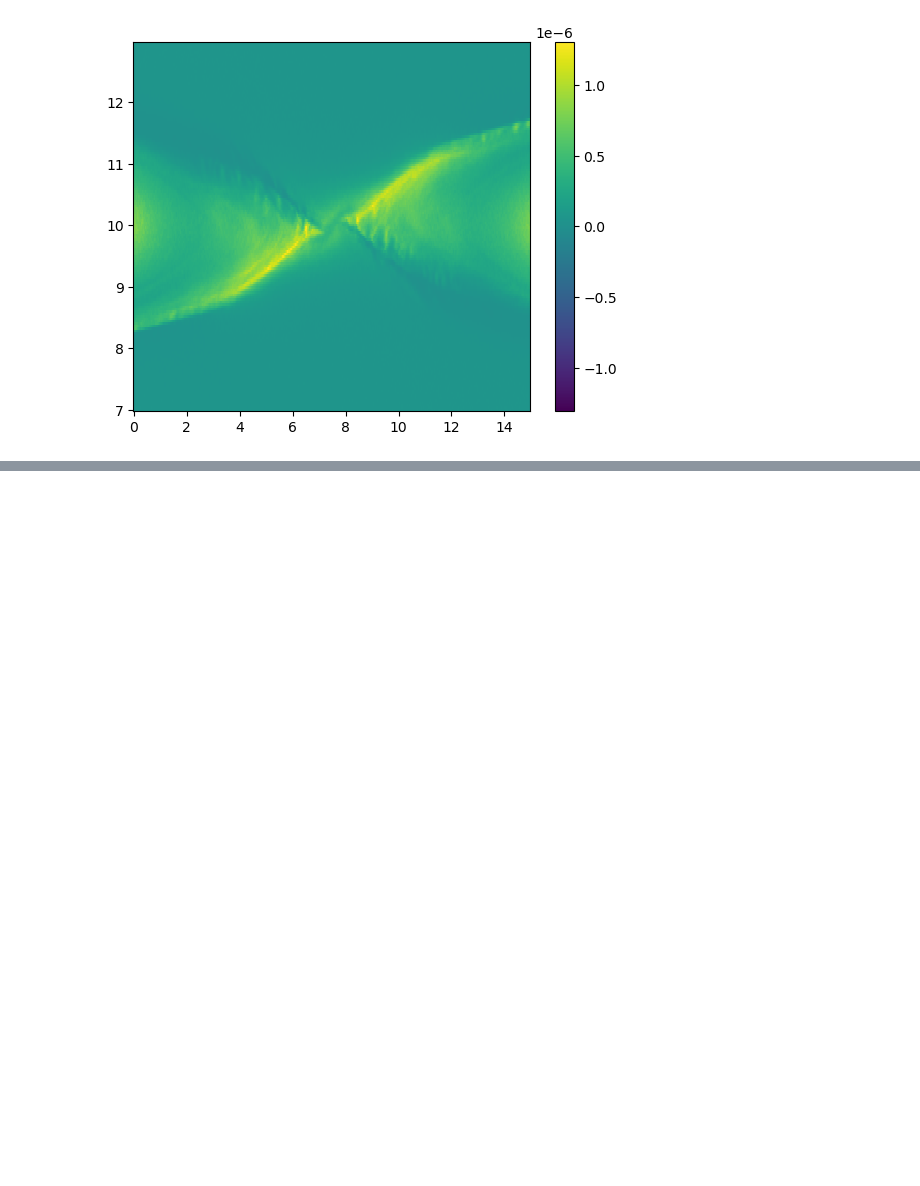
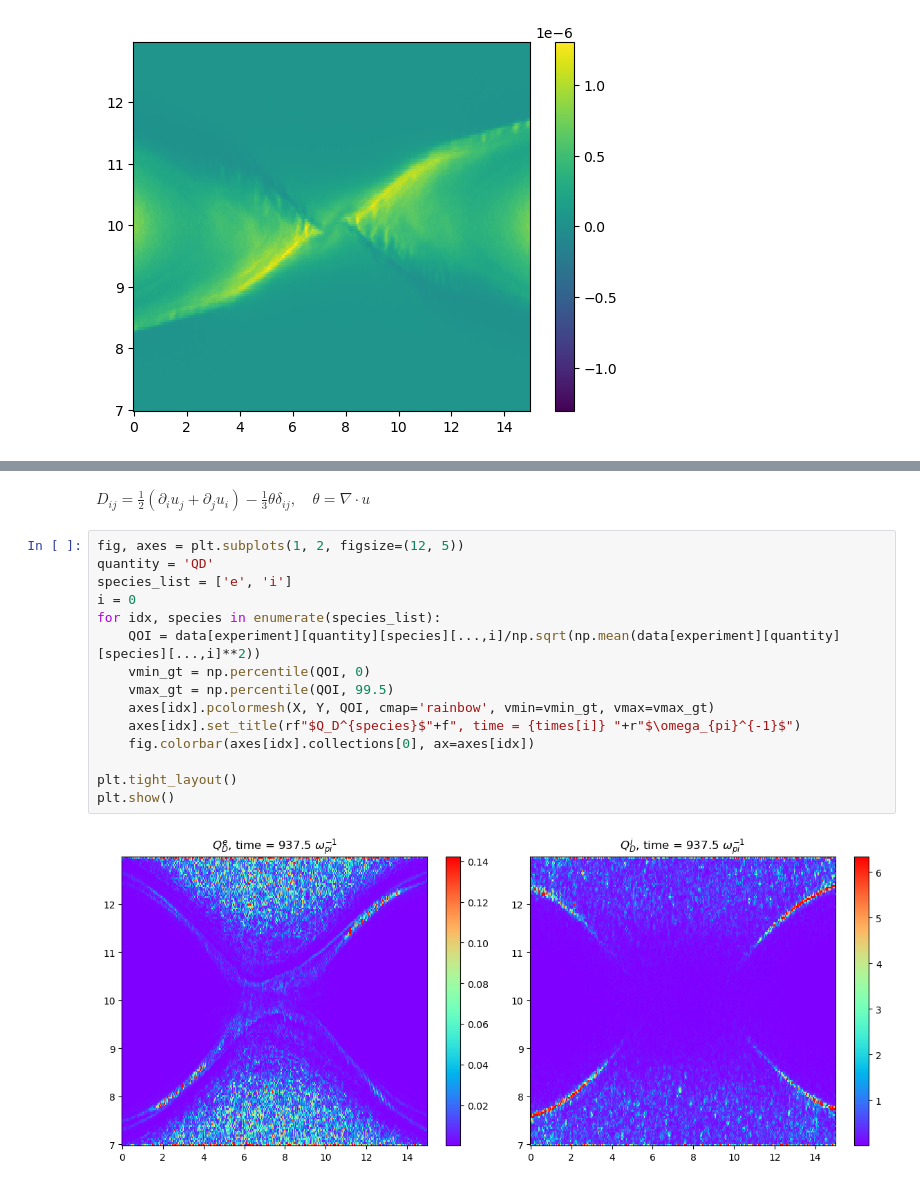
Before and after one commit to georgemilosh/closure, a Jupyter notebook: examples/using_read_PIC.ipynb, the cells around one changed output, grey strips where cells are left out. Saved outputs shown, nothing was run; the diff lists cells and outputs as text; blank space fills up the shorter version.

```diff
--- a/examples/using_read_PIC.ipynb
+++ b/examples/using_read_PIC.ipynb
@@ -130,0 +137,19 @@ plt.colorbar()
+# %% [markdown]
+$D_{ij} = \frac{1}{2}\left(\partial_i u_j+\partial_j u_i\right)-\frac{1}{3} \theta \delta_{i j},\quad \theta = \nabla \cdot u$
+# %%
+fig, axes = plt.subplots(1, 2, figsize=(12, 5))
+quantity = 'QD'
+species_list = ['e', 'i']
+i = 0
+for idx, species in enumerate(species_list):
+    QOI = data[experiment][quantity][species][...,i]/np.sqrt(np.mean(data[experiment][quantity][species][...,i]**2))
+    vmin_gt = np.percentile(QOI, 0)
+    vmax_gt = np.percentile(QOI, 99.5)
+    axes[idx].pcolormesh(X, Y, QOI, cmap='rainbow', vmin=vmin_gt, vmax=vmax_gt)
+    axes[idx].set_title(rf"$Q_D^{species}$"+f", time = {times[i]} "+r"$\omega_{pi}^{-1}$")
+    fig.colorbar(axes[idx].collections[0], ax=axes[idx])
+
+plt.tight_layout()
+plt.show()
+# %% [output]
+[figure, added]
```
Also changed, not shown: parts of 43 cells of this notebook.
